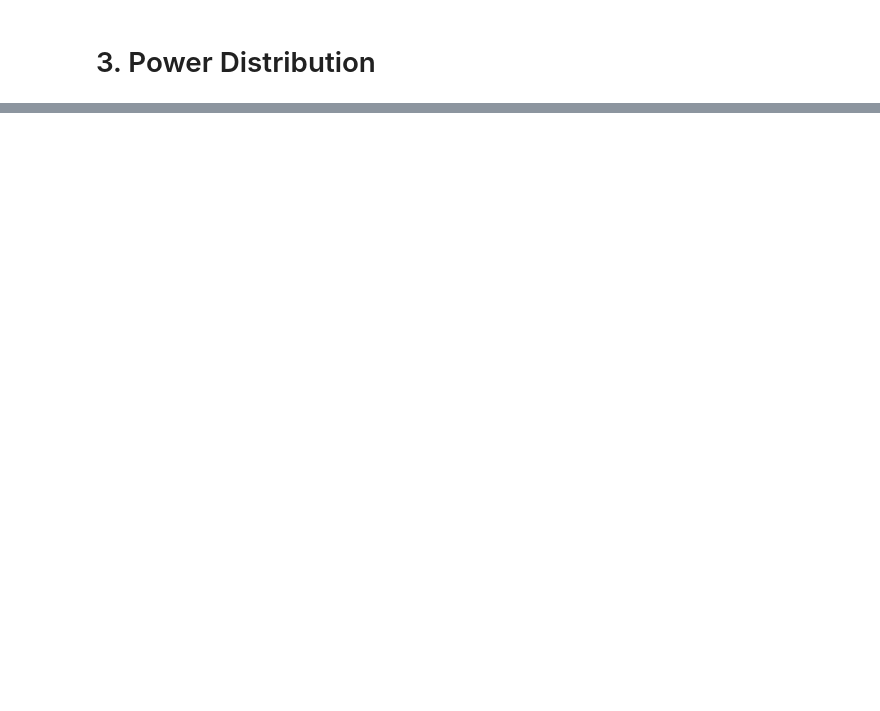
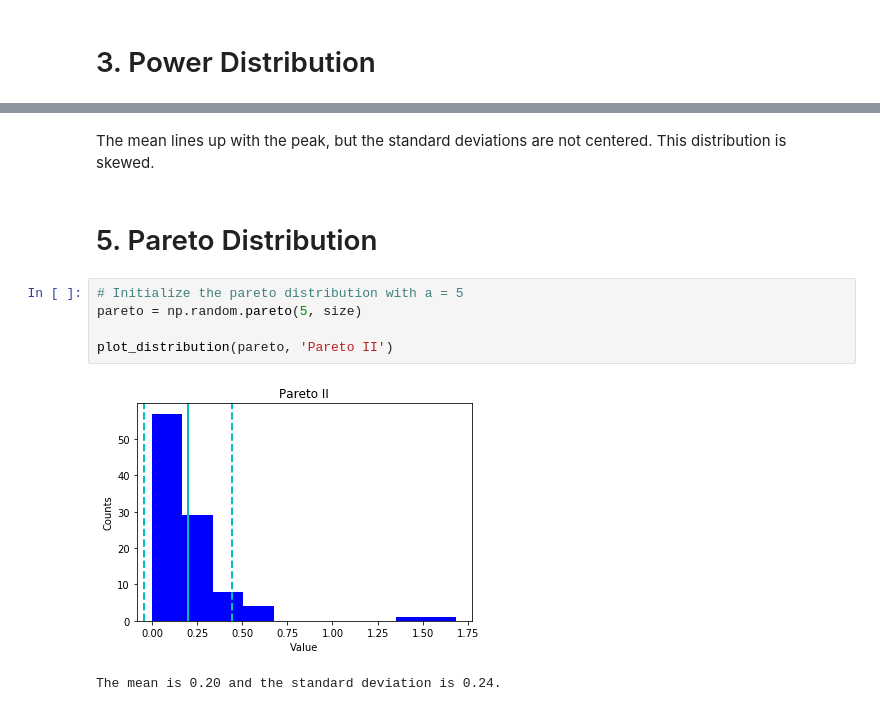
Before and after one commit to cbevis/Thinkful_Unit3_Statistics, a Jupyter notebook: U3_L3_P4_Descriptive_Statistics.ipynb, the cells around one changed output, grey strips where cells are left out. Saved outputs shown, nothing was run; the diff lists cells and outputs as text; blank space fills up the shorter version.

```diff
--- a/U3_L3_P4_Descriptive_Statistics.ipynb
+++ b/U3_L3_P4_Descriptive_Statistics.ipynb
@@ -46,0 +76,12 @@ plt.axvline(mean_uniform - std_uniform, color='c', linewidth=2, linestyle='dashe
+# %% [markdown]
+The mean lines up with the peak, but the standard deviations are not centered.  This distribution is skewed.
+# %% [markdown]
+# 5. Pareto Distribution
+# %%
+# Initialize the pareto distribution with a = 5
+pareto = np.random.pareto(5, size)
+
+plot_distribution(pareto, 'Pareto II')
+# %% [output]
+[figure, added]
+The mean is 0.20 and the standard deviation is 0.24.
```
Also changed, not shown: parts of 22 cells of this notebook.
